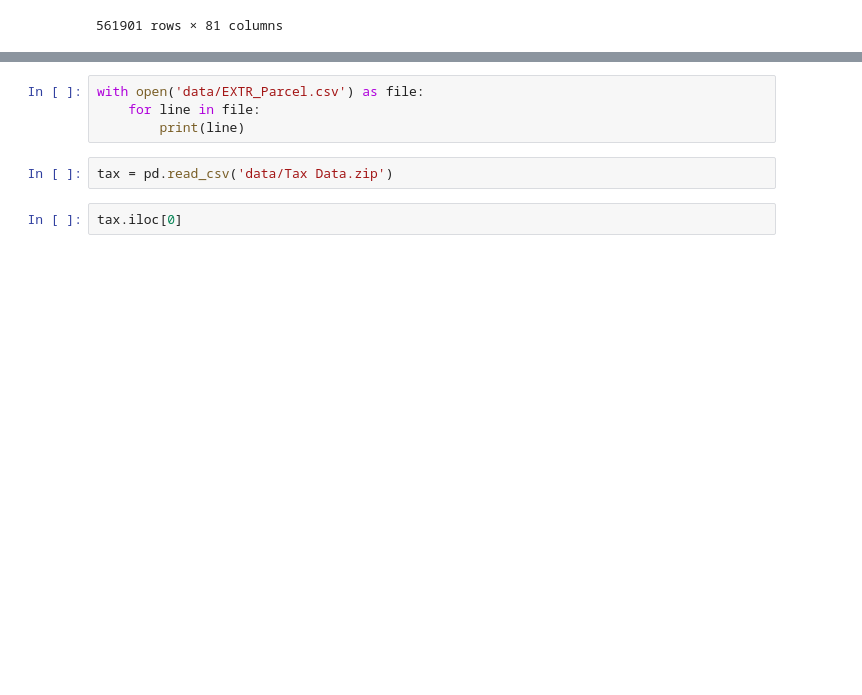
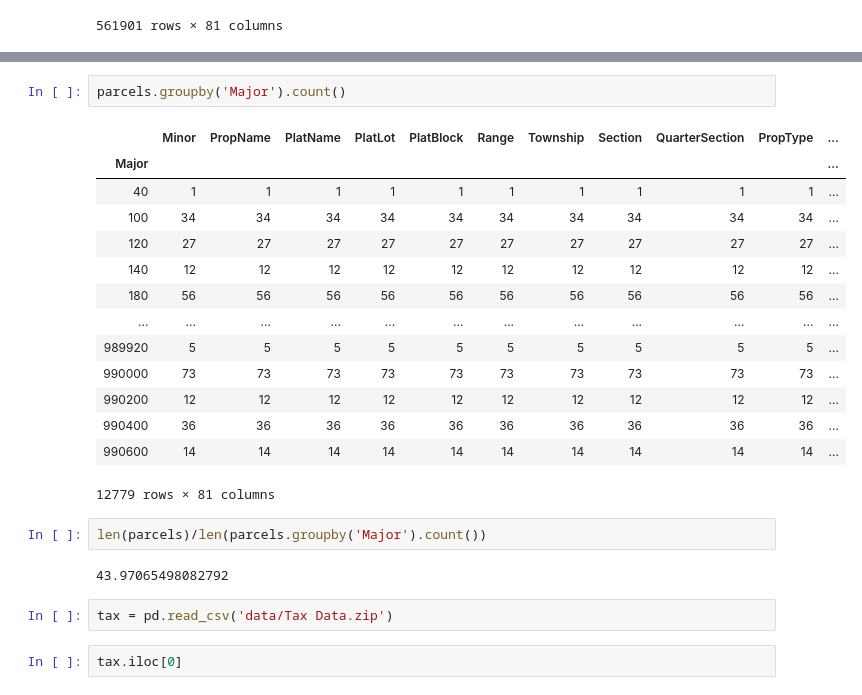
Before and after one commit to frischmuth/Seattle-Real-Estate-Analysis, a Jupyter notebook: EDA.ipynb, the cells around one changed output, grey strips where cells are left out. Cells and saved outputs as stored; diff of their text form; blank space fills up the shorter version.

```diff
--- a/EDA.ipynb
+++ b/EDA.ipynb
@@ -92,7 +86,24 @@ parcels.head()
-# %%
-with open('data/EXTR_Parcel.csv') as file:
-    for line in file:
-        print(line)
+# %%
+parcels.groupby('Major').count()
+# %% [output]
+|  | Minor | PropName | PlatName | PlatLot | PlatBlock | Range | Township | Section | QuarterSection | PropType | ... |
+| Major |  |  |  |  |  |  |  |  |  |  | ... |
+| 40 | 1 | 1 | 1 | 1 | 1 | 1 | 1 | 1 | 1 | 1 | ... |
+| 100 | 34 | 34 | 34 | 34 | 34 | 34 | 34 | 34 | 34 | 34 | ... |
+| 120 | 27 | 27 | 27 | 27 | 27 | 27 | 27 | 27 | 27 | 27 | ... |
+| 140 | 12 | 12 | 12 | 12 | 12 | 12 | 12 | 12 | 12 | 12 | ... |
+| 180 | 56 | 56 | 56 | 56 | 56 | 56 | 56 | 56 | 56 | 56 | ... |
+| ... | ... | ... | ... | ... | ... | ... | ... | ... | ... | ... | ... |
+| 989920 | 5 | 5 | 5 | 5 | 5 | 5 | 5 | 5 | 5 | 5 | ... |
+| 990000 | 73 | 73 | 73 | 73 | 73 | 73 | 73 | 73 | 73 | 73 | ... |
+| 990200 | 12 | 12 | 12 | 12 | 12 | 12 | 12 | 12 | 12 | 12 | ... |
+| 990400 | 36 | 36 | 36 | 36 | 36 | 36 | 36 | 36 | 36 | 36 | ... |
+| 990600 | 14 | 14 | 14 | 14 | 14 | 14 | 14 | 14 | 14 | 14 | ... |
+12779 rows × 81 columns
+# %%
+len(parcels)/len(parcels.groupby('Major').count())
+# %% [output]
+43.97065498082792
 # %%
 tax = pd.read_csv('data/Tax Data.zip')
 # %%
```
Also changed, not shown: parts of 25 cells of this notebook, 3 other files.
